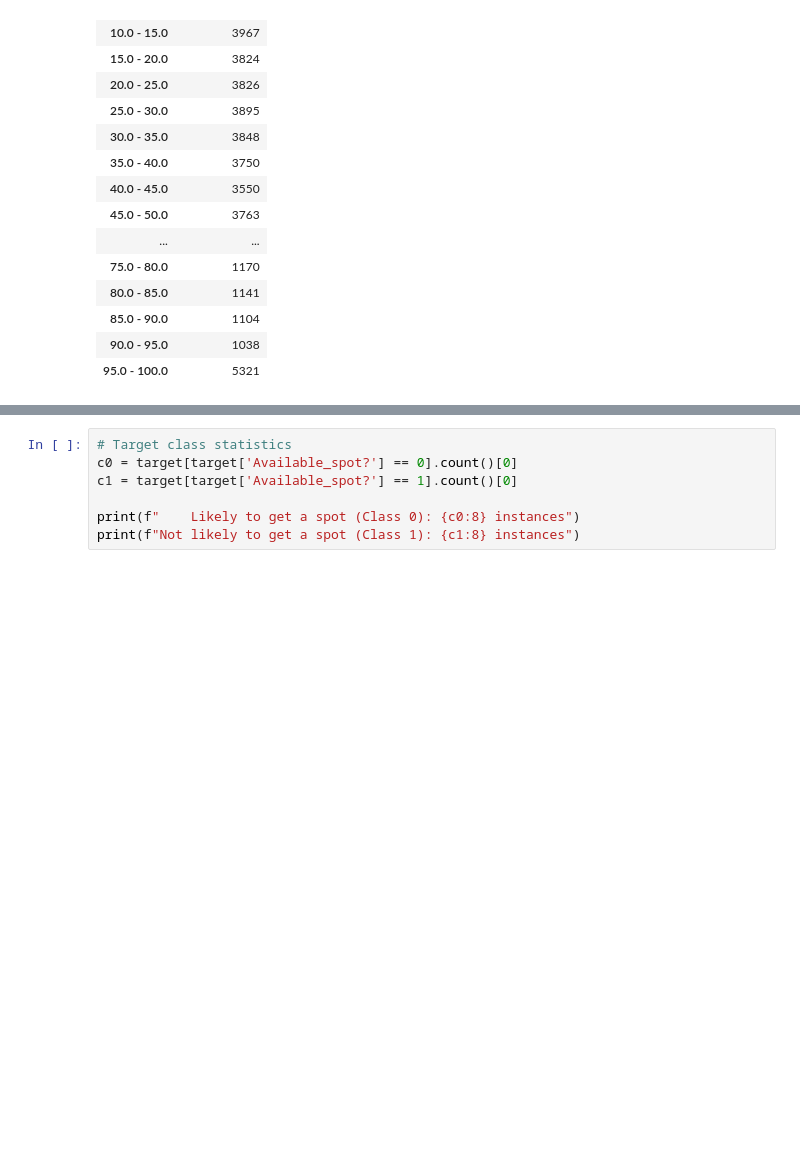
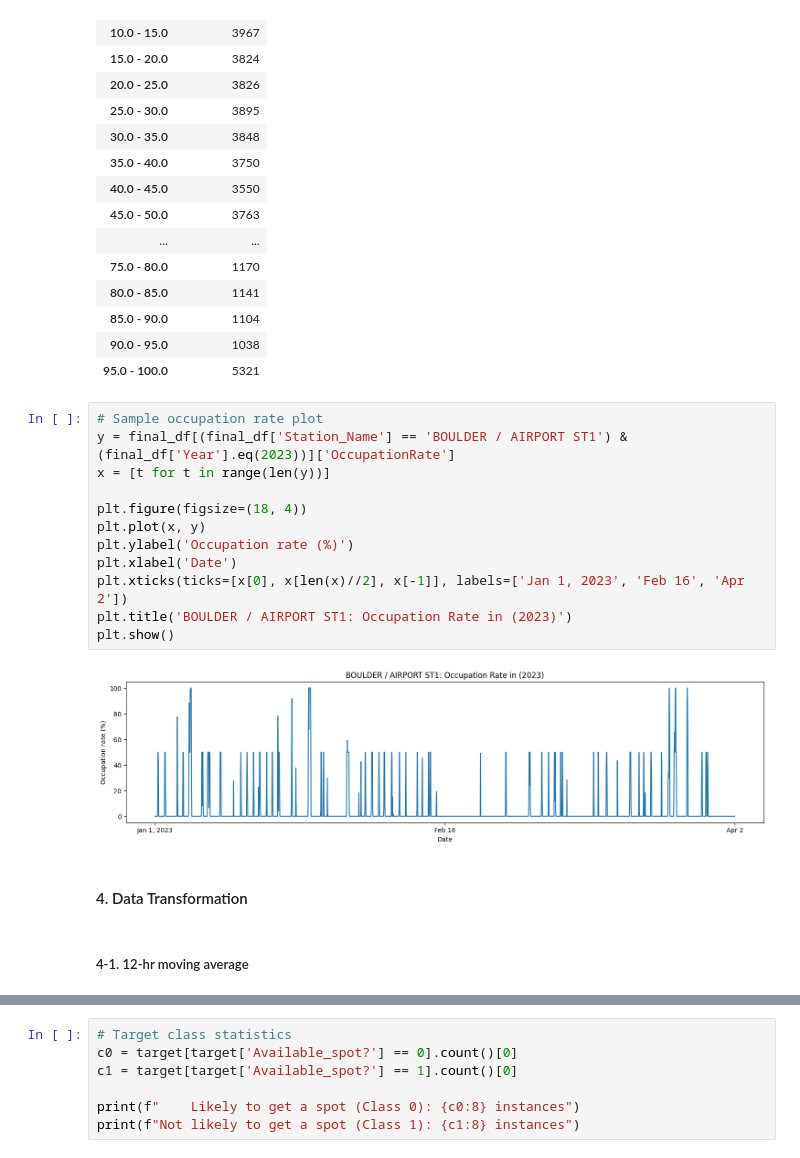
Before and after one commit to linzhuSJSU/DATA245, a Jupyter notebook: dataCleaning_0427.ipynb, the cells around one changed output, grey strips where cells are left out. Cells and saved outputs as stored; diff of their text form; blank space fills up the shorter version.

```diff
--- a/dataCleaning_0427.ipynb
+++ b/dataCleaning_0427.ipynb
@@ -219,4 +231,23 @@ pd.DataFrame(data=n, index=[str(bins[i])+' - '+str(bins[i+1]) for i in range(len
 | 85.0 - 90.0 | 1104 |
 | 90.0 - 95.0 | 1038 |
 | 95.0 - 100.0 | 5321 |
+# %%
+# Sample occupation rate plot
+y = final_df[(final_df['Station_Name'] == 'BOULDER / AIRPORT ST1') & (final_df['Year'].eq(2023))]['OccupationRate']
+x = [t for t in range(len(y))]
+
+plt.figure(figsize=(18, 4))
+plt.plot(x, y)
+plt.ylabel('Occupation rate (%)')
+plt.xlabel('Date')
+plt.xticks(ticks=[x[0], x[len(x)//2], x[-1]], labels=['Jan 1, 2023', 'Feb 16', 'Apr 2'])
+plt.title('BOULDER / AIRPORT ST1: Occupation Rate in (2023)')
+plt.show()
+# %% [output]
+[figure, added]
+# %% [markdown]
+####
+#### 4. Data Transformation
+# %% [markdown]
+##### 4-1. 12-hr moving average
 # %%
```
Also changed, not shown: parts of 36 cells of this notebook.
